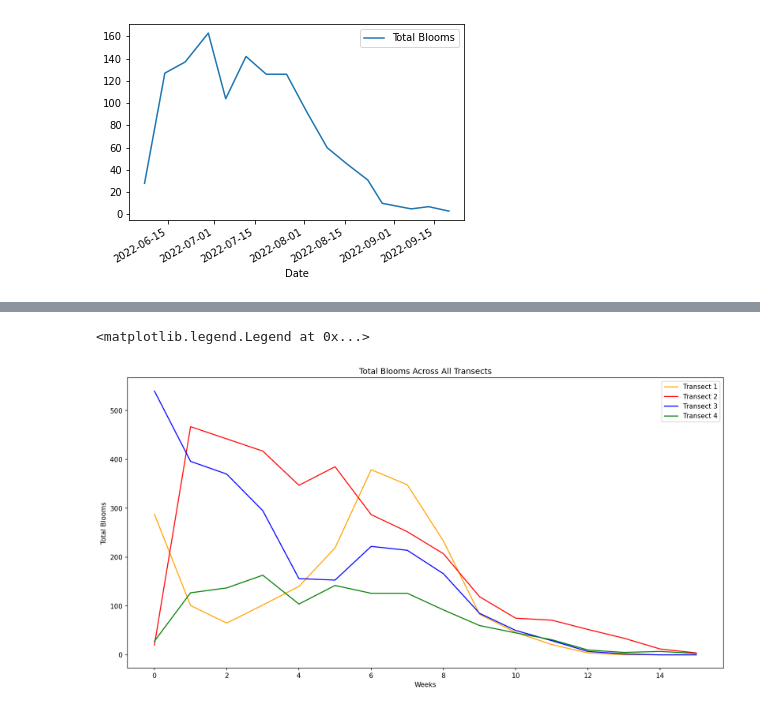
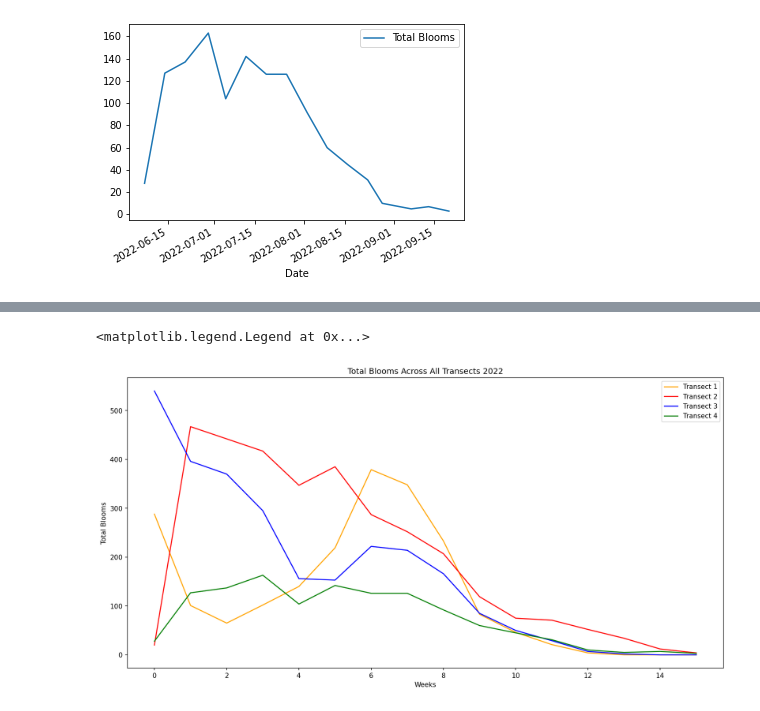
Before and after one commit to emaynard10/Phenology-Analysis, a Jupyter notebook: Import data.ipynb, the cells around one changed output, grey strips where cells are left out. Drawn from its saved outputs; the diff is of its cells as text; code cells hidden in the pictures.

```diff
--- a/Import data.ipynb
+++ b/Import data.ipynb
@@ -9,7 +9,7 @@ import matplotlib.pyplot as plt
 import datetime
 # %%
 xlsx = pd.ExcelFile('IPF Phenology Data 2022 2.xlsx')
-df1 = pd.read_excel(xlsx, 2)
-df2 = pd.read_excel(xlsx, 5)
-df3 = pd.read_excel(xlsx, 8)
-df4 = pd.read_excel(xlsx, 11)
+df1_2022 = pd.read_excel(xlsx, 2)
+df2_2022 = pd.read_excel(xlsx, 5)
+df3_2022 = pd.read_excel(xlsx, 8)
+df4_2022 = pd.read_excel(xlsx, 11)
@@ -196,21 +197,21 @@ df3.plot()
 # %%
 # to set the plot size
 plt.figure(figsize=(16, 8), dpi=150)
 
 # using plot method to plot open prices.
 # in plot method we set the label and color of the curve.
-df1['Total Blooms'].plot(x='Date', label='Transect 1', color='orange')
-df2['Total Blooms'].plot(x='Date', label='Transect 2', color= 'red')
-df3['Total Blooms'].plot(x='Date', label='Transect 3', color= 'blue')
-df4['Total Blooms'].plot(x='Date', label='Transect 4', color= 'green')
+df1_2022['Total Blooms'].plot(x='Date', label='Transect 1', color='orange')
+df2_2022['Total Blooms'].plot(x='Date', label='Transect 2', color= 'red')
+df3_2022['Total Blooms'].plot(x='Date', label='Transect 3', color= 'blue')
+df4_2022['Total Blooms'].plot(x='Date', label='Transect 4', color= 'green')
 # adding title to the plot
-plt.title('Total Blooms Across All Transects')
+plt.title('Total Blooms Across All Transects 2022')
 
 # adding Label to the x-axis
 plt.xlabel('Weeks')
 plt.ylabel('Total Blooms')
 # adding legend to the curve
 plt.legend()
 # %% [output]
 <matplotlib.legend.Legend at 0x...>
-[figure, old version]
+[figure, new version]
```
Also changed, not shown: parts of 13 cells of this notebook.
